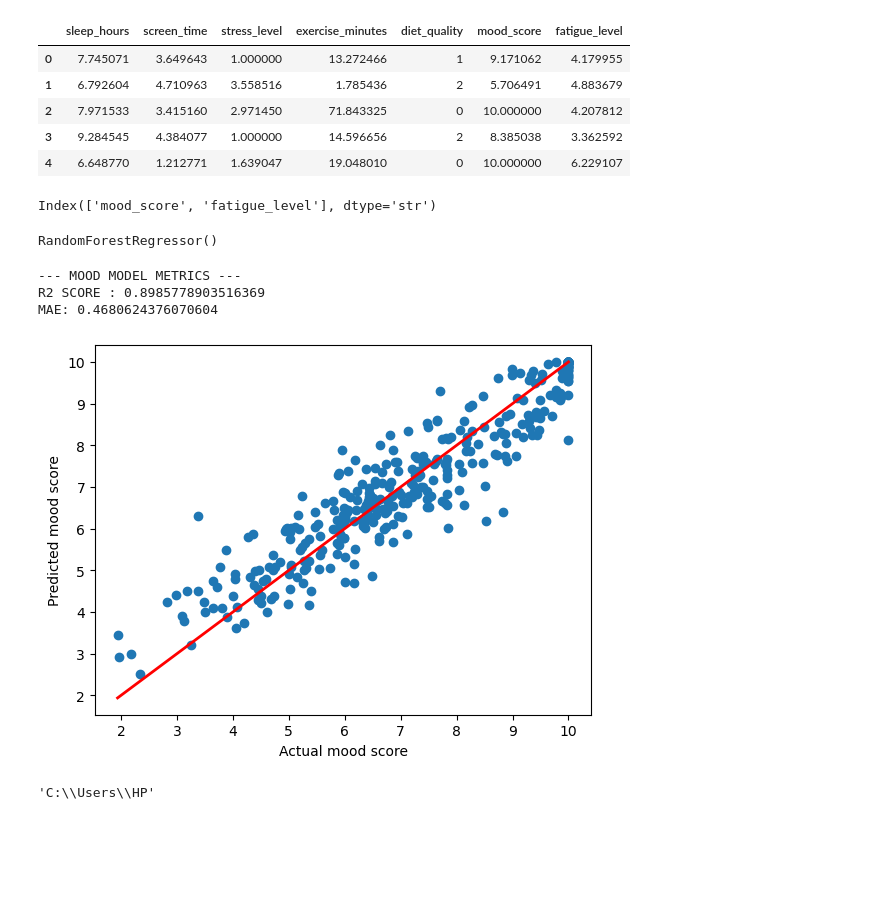
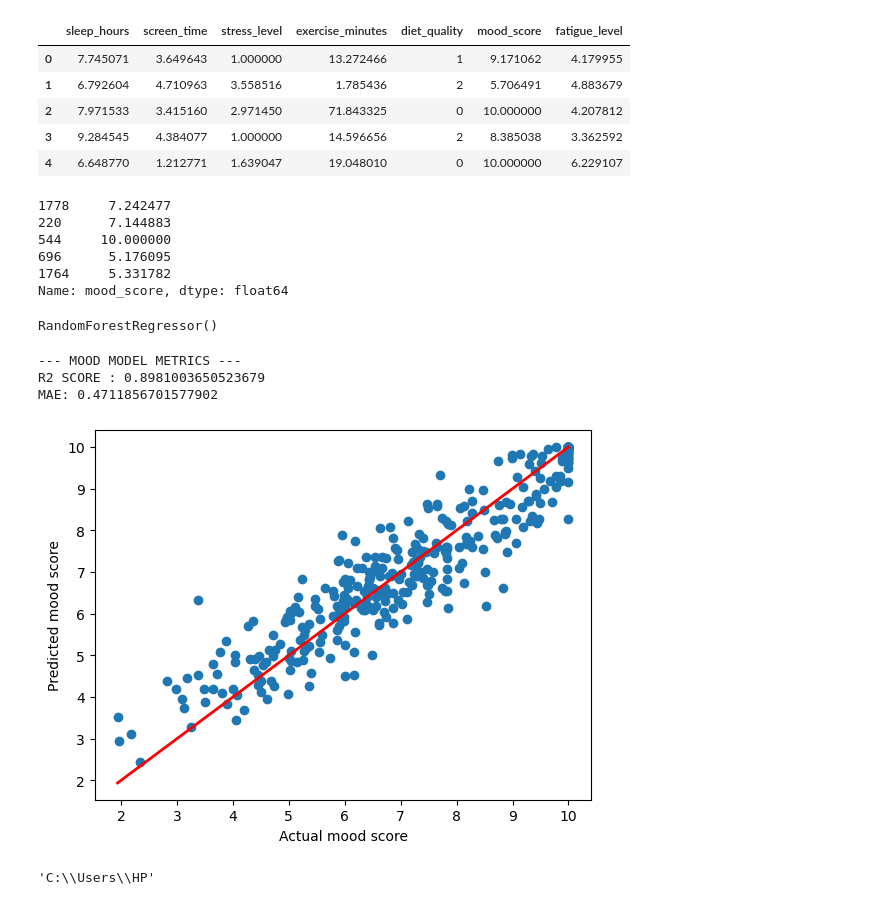
Before and after one commit to mgalen007/Pulse, a Jupyter notebook: ai/ml/training/notebooks/mood_energy.ipynb, the cells around one changed output. Cells and saved outputs as stored; diff of their text form; code cells hidden in the pictures; blank space fills up the shorter version.

Commit message:
Removed the fatigue model from mood notebook + retrained mood model

```diff
--- a/ai/ml/training/notebooks/mood_energy.ipynb
+++ b/ai/ml/training/notebooks/mood_energy.ipynb
@@ -32,18 +32,23 @@ dataset.head()
 from sklearn.model_selection import train_test_split
 
 X = dataset[["sleep_hours", "screen_time", "stress_level", "exercise_minutes", "diet_quality"]]
-y = dataset[["mood_score", "fatigue_level"]]
+y = dataset["mood_score"]
 
 X_train, X_test, y_train, y_test = train_test_split(X, y, test_size=0.2, random_state=67)
-y_train.columns
+y_train.head()
 # %% [output]
-Index(['mood_score', 'fatigue_level'], dtype='str')
+1778     7.242477
+220      7.144883
+544     10.000000
+696      5.176095
+1764     5.331782
+Name: mood_score, dtype: float64
 # %%
 # Import mood model and train it
 from sklearn.ensemble import RandomForestRegressor
 
 mood_model = RandomForestRegressor()
-mood_model.fit(X_train, y_train["mood_score"])
+mood_model.fit(X_train, y_train)
 # %% [output]
 RandomForestRegressor()
 # %%
@@ -53,28 +58,28 @@ from sklearn.metrics import r2_score, mean_absolute_error
 mood_predictions = mood_model.predict(X_test)
 
 print(f"--- MOOD MODEL METRICS ---")
-print(f"R2 SCORE : {r2_score(y_test["mood_score"], mood_predictions)}")
-print(f"MAE: {mean_absolute_error(y_test["mood_score"], mood_predictions)}")
+print(f"R2 SCORE : {r2_score(y_test, mood_predictions)}")
+print(f"MAE: {mean_absolute_error(y_test, mood_predictions)}")
 # %% [output]
 --- MOOD MODEL METRICS ---
-R2 SCORE : 0.8985778903516369
-MAE: 0.4680624376070604
+R2 SCORE : 0.8981003650523679
+MAE: 0.4711856701577902
 # %%
 # Visualization
 import matplotlib.pyplot as plt
 
 # Mood score prediction
-plt.scatter(y_test["mood_score"], mood_predictions)
+plt.scatter(y_test, mood_predictions)
 plt.xlabel("Actual mood score")
 plt.ylabel("Predicted mood score")
 plt.plot(
-    [y_test["mood_score"].min(), y_test["mood_score"].max()],
-    [y_test["mood_score"].min(), y_test["mood_score"].max()],
+    [y_test.min(), y_test.max()],
+    [y_test.min(), y_test.max()],
     color="red", linewidth=2
 )
 plt.show()
 # %% [output]
-[figure, old version]
+[figure, new version]
 # %%
 # Export the mood prediction model
 import joblib
```
Also changed, not shown: parts of 3 cells of this notebook, 1 other file.
